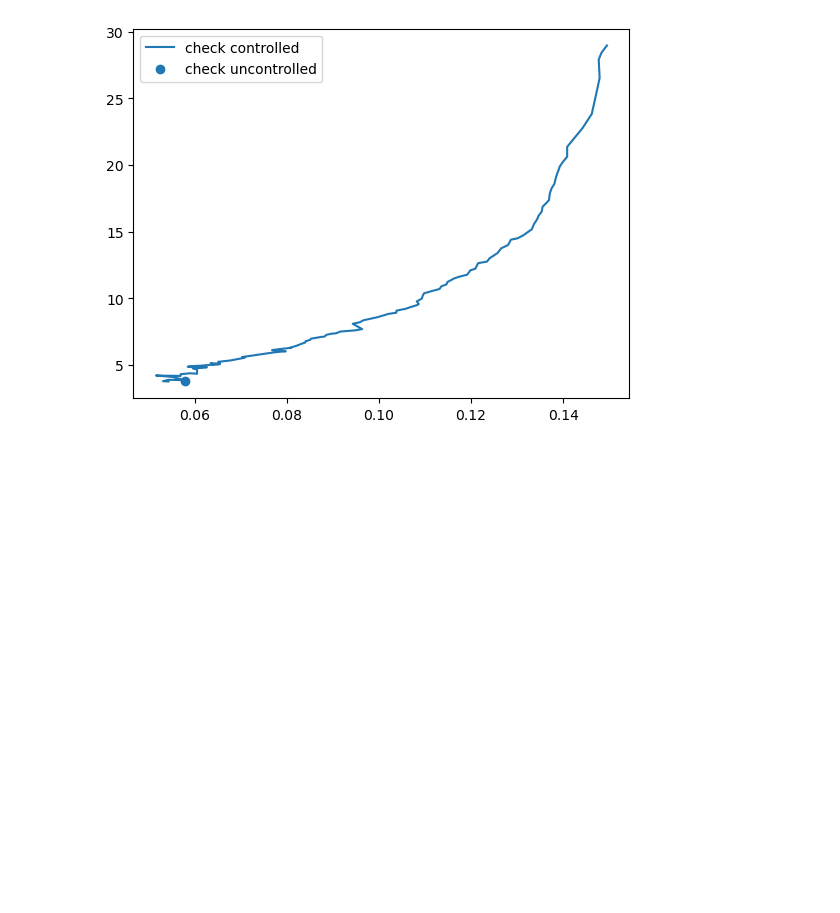
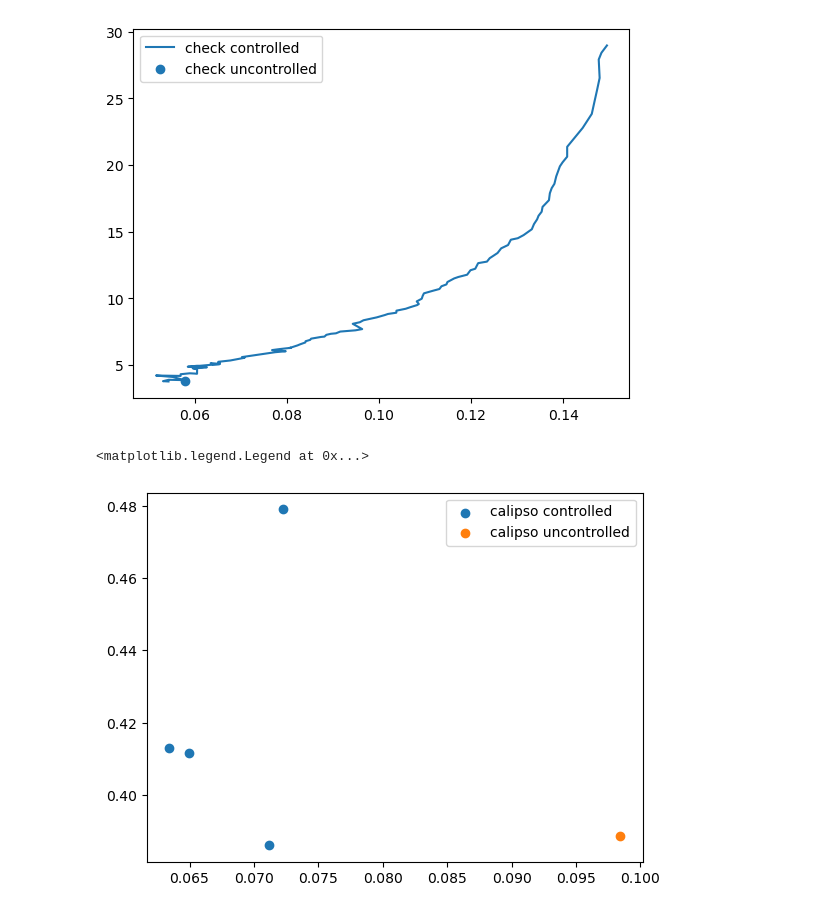
Before and after one commit to Zyxleo123/calibrated-quantile-uq, a Jupyter notebook: test.ipynb, the cells around one changed output. Cells and saved outputs as stored; diff of their text form; code cells hidden in the pictures; blank space fills up the shorter version.

```diff
--- a/test.ipynb
+++ b/test.ipynb
@@ -290,3 +290,14 @@ plt.legend()
 # %% [output]
 <matplotlib.legend.Legend at 0x...>
 [figure]
+# %%
+from plots.plot_utils import load_pickle
+calipso_pkl = 'boston_losscalipso_ens1_bootFalse_resFalse_lnFalse_bnFalse_dr0.0_lr0.001_bs64_nl1_hs32_0.pkl'
+calipso_data = load_pickle(calipso_pkl)
+import matplotlib.pyplot as plt
+plt.scatter(calipso_data['te_ece_controlled'], calipso_data['te_sharp_score_controlled'], label='calipso controlled')
+plt.scatter(calipso_data['te_ece'], calipso_data['te_sharp_score'], label='calipso uncontrolled')
+plt.legend()
+# %% [output]
+<matplotlib.legend.Legend at 0x...>
+[figure, added]
```
Also changed, not shown: parts of 4 cells of this notebook, 1 other file.
